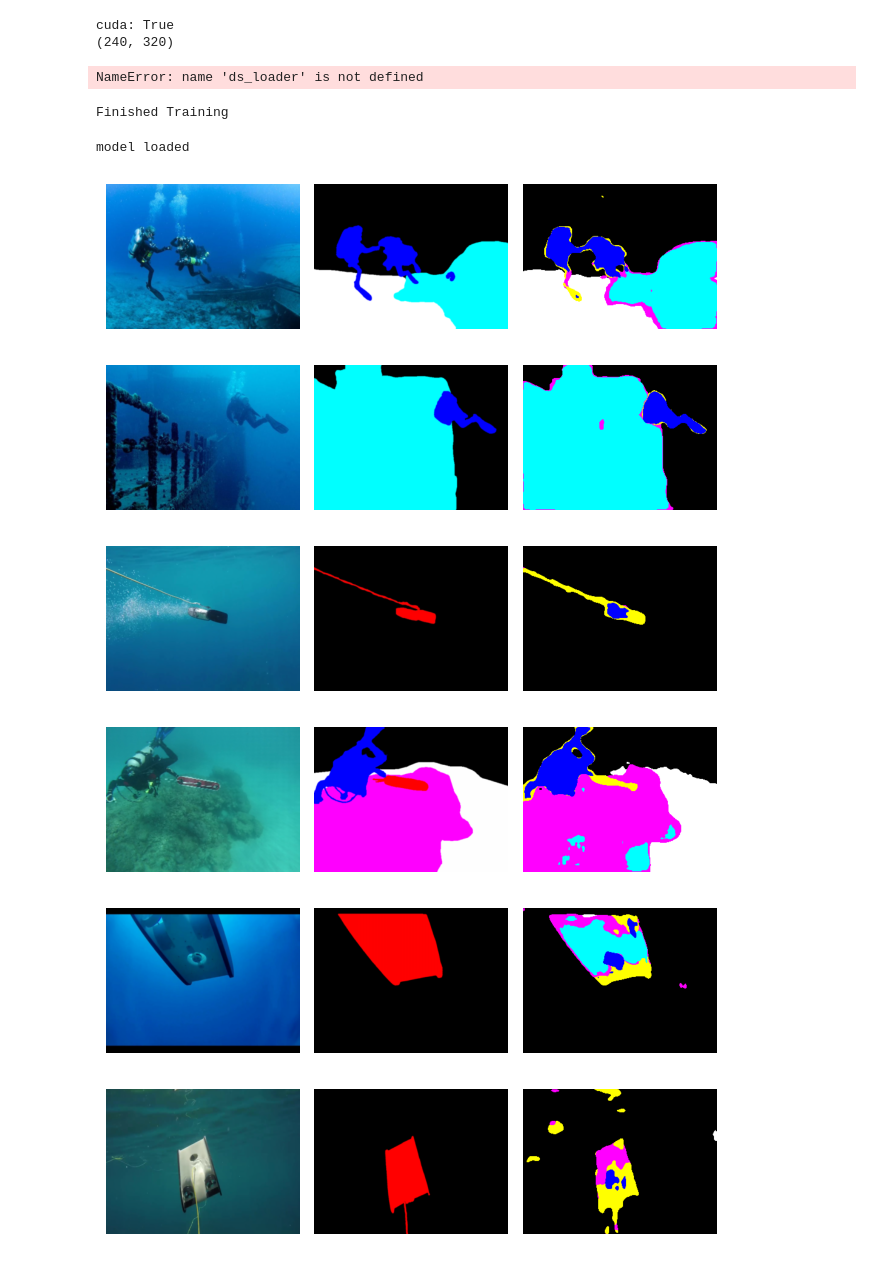
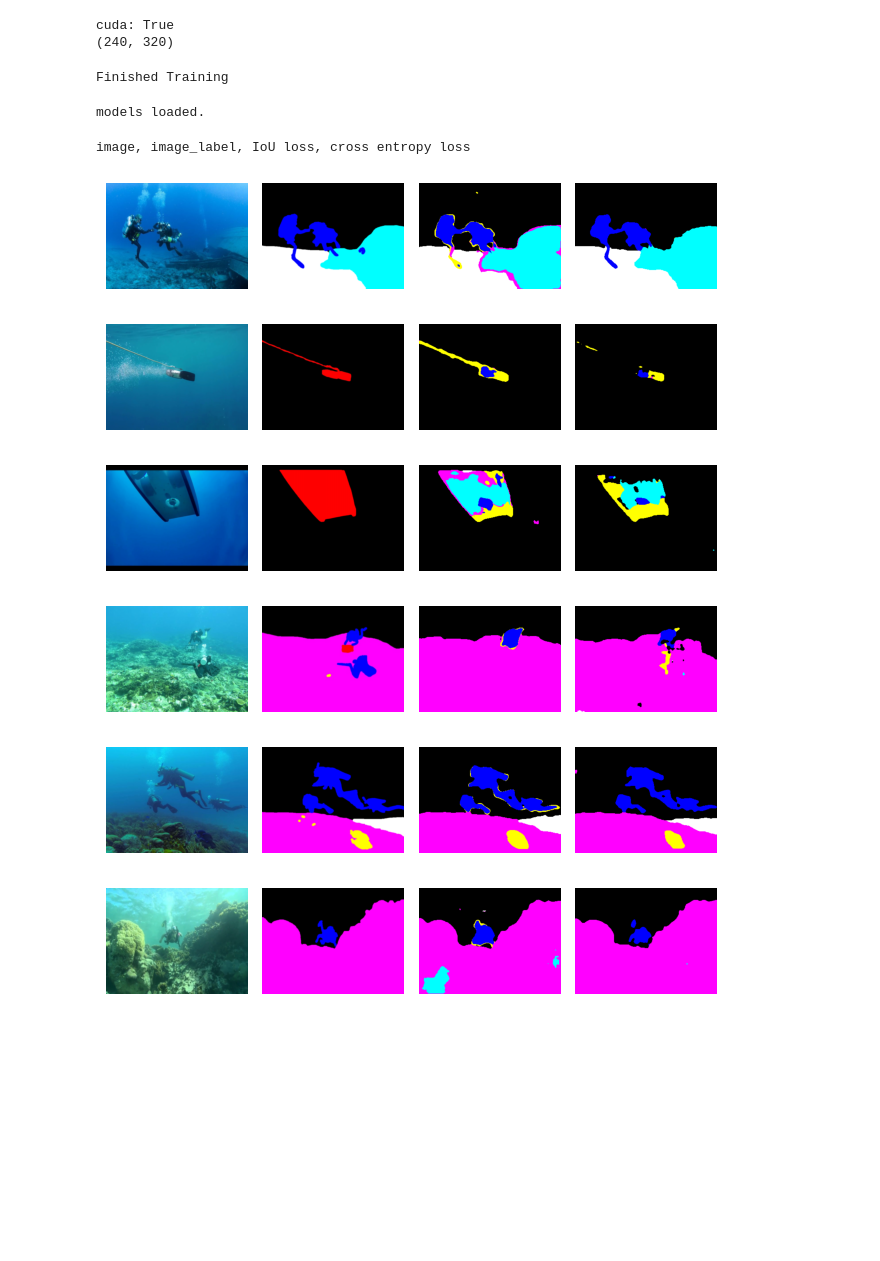
Before and after one commit to delimarr/bveri_miniprojekt, a Jupyter notebook: suim_net.ipynb, the cells around one changed output. Cells and saved outputs as stored; diff of their text form; code cells hidden in the pictures; blank space fills up the shorter version.

Commit message:
eval suim

```diff
--- a/suim_net.ipynb
+++ b/suim_net.ipynb
@@ -29,7 +27,7 @@ print(SHAPE)
 cuda: True
 (240, 320)
 # %%
-batch_size = 16
+batch_size = 8
 
 ds = UIMDataset(
     TRAIN_PATH,
@@ -45,19 +43,4 @@ ds_loader = DataLoader(
     shuffle=True,
     num_workers=8,
 )
-# %%
-data = next(iter(ds_loader))
-images, masks, labels = data
-# %% [output]
-NameError: name 'ds_loader' is not defined
-# %%
-from underwater_imagery.models.suim_net.suim_net import SuimNet
-
-suim_net_cpu = SuimNet(
-    classes=CLASSES,
-    device='cpu'
-)
-
-pred = suim_net_cpu.forward(images)
-assert pred.shape[-2: ] == images.shape[-2: ]
 # %%
@@ -129,23 +110,32 @@ torch.save(suim_net, suim_path)
 # %% [output]
 Finished Training
 # %%
-suim_loaded = torch.load("suim_net_epoch120_iou.pth")
-suim_loaded.eval()
-print("model loaded")
+# load trained models
+suim_iou_120 = torch.load("suim_net_epoch120_iou.pth")
+suim_iou_120.eval()
+
+suim_criterion_500 = torch.load("suim_net_epoch500.pth")
+suim_criterion_500.eval()
+print("models loaded.")
 # %% [output]
-model loaded
+models loaded.
 # %%
-for i in range(10):
+print("image, image_label, IoU loss, cross entropy loss")
+for i in range(0, 15, 2):
     images, _, label_images = ds[i]
     images_gpu = images.unsqueeze(0).to('cuda')
-    logits = suim_loaded(images_gpu)
-    pred = logits_to_idx_class(logits)
-    pred_label = pred_to_label(pred).squeeze(0)
-    ts.show([images, label_images, pred_label])
+    logits_iou = suim_iou_120(images_gpu)
+    pred_iou = logits_to_idx_class(logits_iou)
+    pred_label_iou = pred_to_label(pred_iou).squeeze(0)
+    logits_criterion = suim_criterion_500(images_gpu)
+    pred_criterion = logits_to_idx_class(logits_criterion)
+    pred_label_criterion = pred_to_label(pred_criterion).squeeze(0)
+    ts.show([images, label_images, pred_label_iou, pred_label_criterion])
 # %% [output]
+image, image_label, IoU loss, cross entropy loss
-[figure, old version]
+[figure, new version]
-[figure, old version]
+[figure, new version]
-[figure, old version]
+[figure, new version]
-[figure, old version]
+[figure, new version]
-[figure, old version]
+[figure, new version]
-[figure, old version]
+[figure, new version]
```
Also changed, not shown: parts of 8 cells of this notebook, 1 other file.
